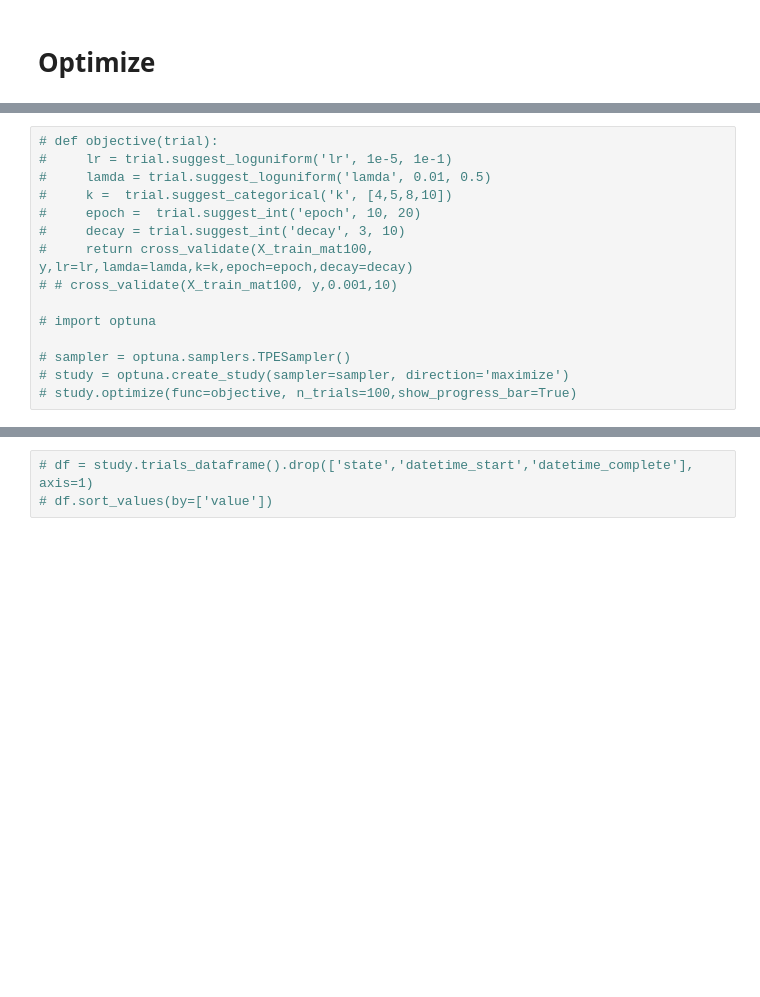
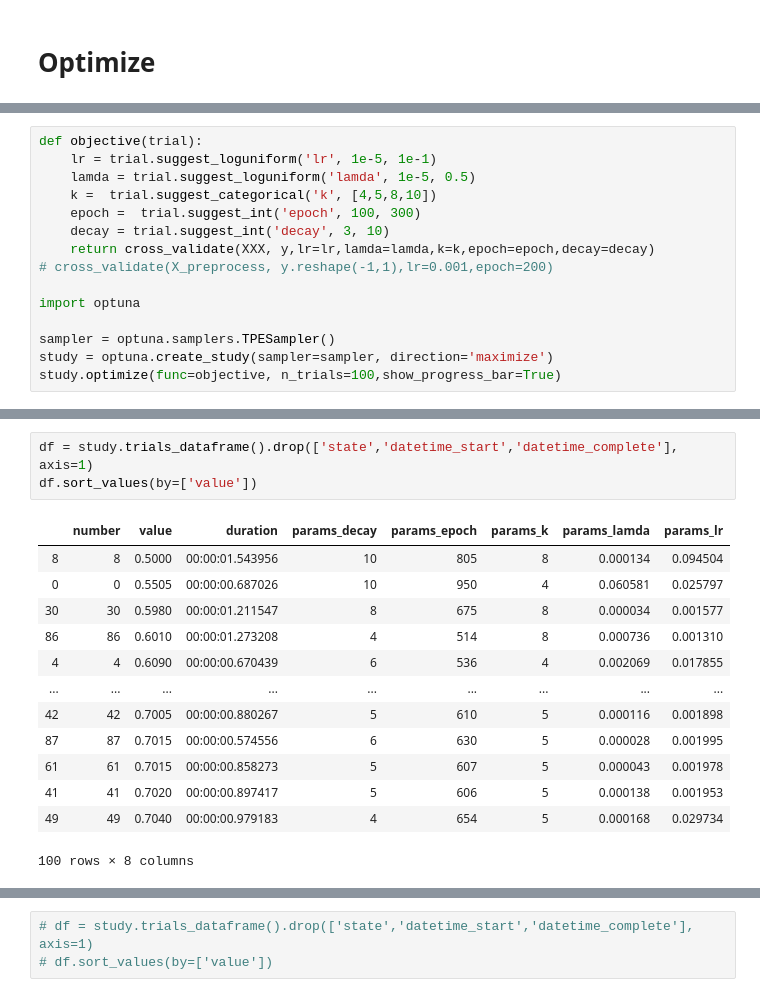
Before and after one commit to IsraelAbebe/kernel-ammi-kaggle-Team-IS, a Jupyter notebook: israel/logisticregression.ipynb, the cells around one changed output, grey strips where cells are left out. Cells and saved outputs as stored; diff of their text form; blank space fills up the shorter version.

```diff
--- a/israel/logisticregression.ipynb
+++ b/israel/logisticregression.ipynb
@@ -121,15 +155,15 @@ def cross_validate(x_data,y_data,lr,lamda=0.2,epoch=10,k=5,decay=10):
 # %%
-# def objective(trial):
-#     lr = trial.suggest_loguniform('lr', 1e-5, 1e-1)
-#     lamda = trial.suggest_loguniform('lamda', 0.01, 0.5)
-#     k =  trial.suggest_categorical('k', [4,5,8,10])
-#     epoch =  trial.suggest_int('epoch', 10, 20)
-#     decay = trial.suggest_int('decay', 3, 10)
-#     return cross_validate(X_train_mat100, y,lr=lr,lamda=lamda,k=k,epoch=epoch,decay=decay)
-# # cross_validate(X_train_mat100, y,0.001,10)
+def objective(trial):
+    lr = trial.suggest_loguniform('lr', 1e-5, 1e-1)
+    lamda = trial.suggest_loguniform('lamda', 1e-5, 0.5)
+    k =  trial.suggest_categorical('k', [4,5,8,10])
+    epoch =  trial.suggest_int('epoch', 100, 300)
+    decay = trial.suggest_int('decay', 3, 10)
+    return cross_validate(XXX, y,lr=lr,lamda=lamda,k=k,epoch=epoch,decay=decay)
+# cross_validate(X_preprocess, y.reshape(-1,1),lr=0.001,epoch=200)
 
-# import optuna
+import optuna
 
-# sampler = optuna.samplers.TPESampler()
-# study = optuna.create_study(sampler=sampler, direction='maximize')
-# study.optimize(func=objective, n_trials=100,show_progress_bar=True)
+sampler = optuna.samplers.TPESampler()
+study = optuna.create_study(sampler=sampler, direction='maximize')
+study.optimize(func=objective, n_trials=100,show_progress_bar=True)
@@ -135,0 +174,17 @@ def cross_validate(x_data,y_data,lr,lamda=0.2,epoch=10,k=5,decay=10):
+# %%
+df = study.trials_dataframe().drop(['state','datetime_start','datetime_complete'], axis=1)
+df.sort_values(by=['value'])
+# %% [output]
+|  | number | value | duration | params_decay | params_epoch | params_k | params_lamda | params_lr |
+| 8 | 8 | 0.5000 | 00:00:01.543956 | 10 | 805 | 8 | 0.000134 | 0.094504 |
+| 0 | 0 | 0.5505 | 00:00:00.687026 | 10 | 950 | 4 | 0.060581 | 0.025797 |
+| 30 | 30 | 0.5980 | 00:00:01.211547 | 8 | 675 | 8 | 0.000034 | 0.001577 |
+| 86 | 86 | 0.6010 | 00:00:01.273208 | 4 | 514 | 8 | 0.000736 | 0.001310 |
+| 4 | 4 | 0.6090 | 00:00:00.670439 | 6 | 536 | 4 | 0.002069 | 0.017855 |
+| ... | ... | ... | ... | ... | ... | ... | ... | ... |
+| 42 | 42 | 0.7005 | 00:00:00.880267 | 5 | 610 | 5 | 0.000116 | 0.001898 |
+| 87 | 87 | 0.7015 | 00:00:00.574556 | 6 | 630 | 5 | 0.000028 | 0.001995 |
+| 61 | 61 | 0.7015 | 00:00:00.858273 | 5 | 607 | 5 | 0.000043 | 0.001978 |
+| 41 | 41 | 0.7020 | 00:00:00.897417 | 5 | 606 | 5 | 0.000138 | 0.001953 |
+| 49 | 49 | 0.7040 | 00:00:00.979183 | 4 | 654 | 5 | 0.000168 | 0.029734 |
+100 rows × 8 columns
```
Also changed, not shown: parts of 18 cells of this notebook, 2 other files.
